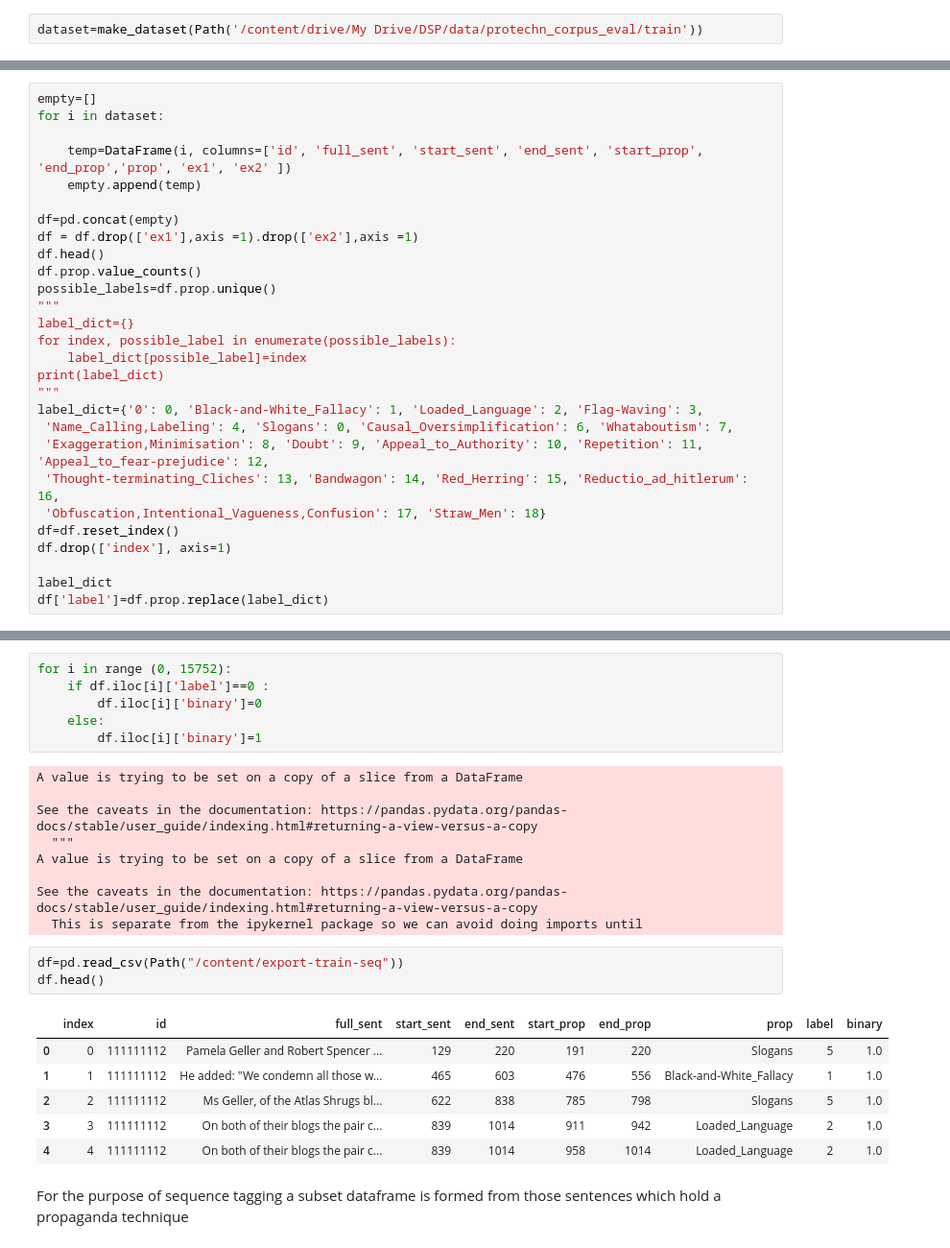
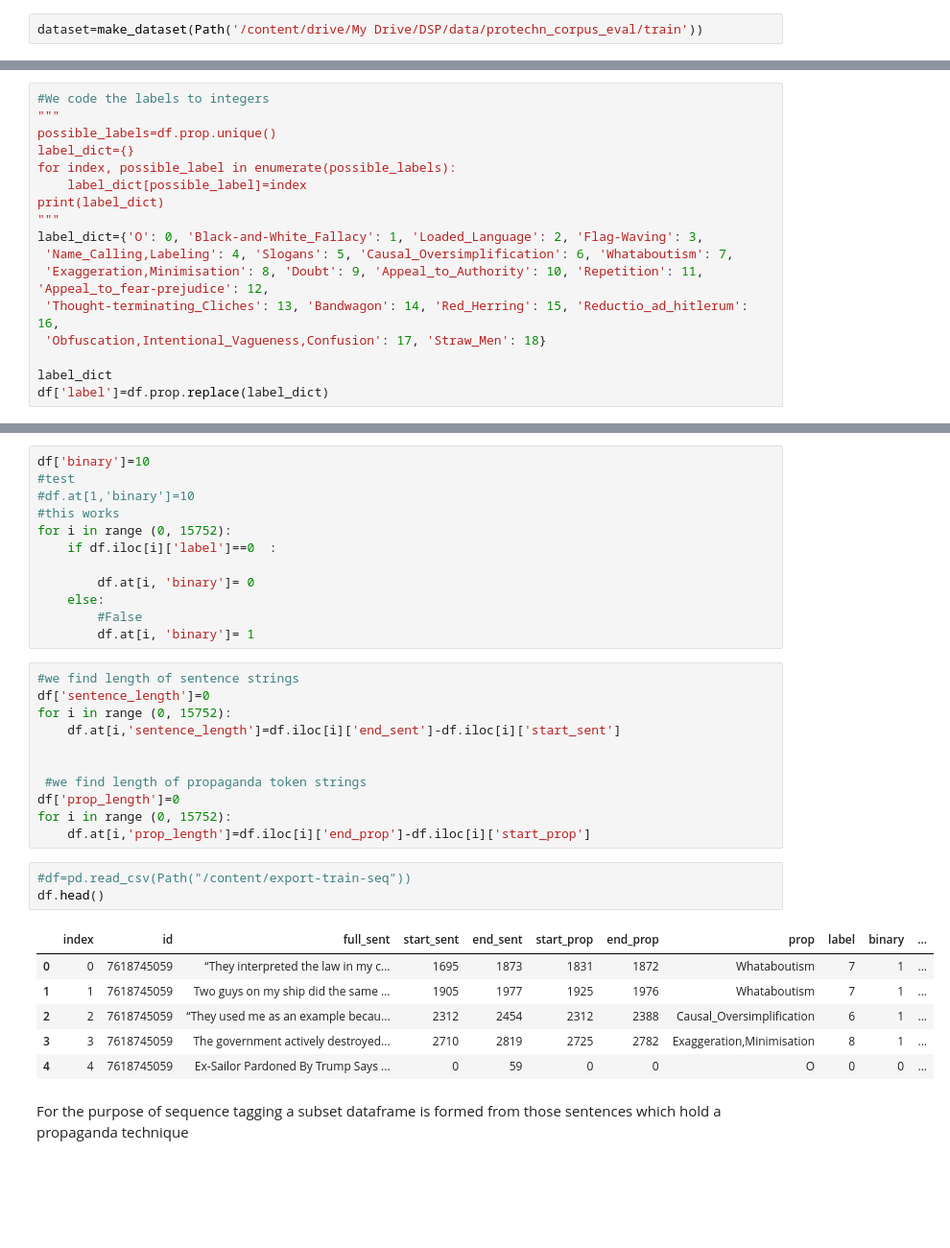
Before and after one commit to linhnguyen222/DPS-Silo, a Jupyter notebook: SeqTagMulticlass_Luna.ipynb, the cells around one changed output, grey strips where cells are left out. Shown at 96% size. Cells and saved outputs as stored; diff of their text form; blank space fills up the shorter version.

```diff
--- a/SeqTagMulticlass_Luna.ipynb
+++ b/SeqTagMulticlass_Luna.ipynb
@@ -158,28 +165,17 @@ dataset=make_dataset(Path('/content/drive/My Drive/DSP/data/protechn_corpus_eval
 # %%
-empty=[]
-for i in dataset:
-
-    temp=DataFrame(i, columns=['id', 'full_sent', 'start_sent', 'end_sent', 'start_prop', 'end_prop','prop', 'ex1', 'ex2' ])
-    empty.append(temp)
-
-df=pd.concat(empty)
-df = df.drop(['ex1'],axis =1).drop(['ex2'],axis =1)
-df.head()
-df.prop.value_counts()
+#We code the labels to integers
+"""
 possible_labels=df.prop.unique()
-"""
 label_dict={}
 for index, possible_label in enumerate(possible_labels):
     label_dict[possible_label]=index
 print(label_dict)
 """
-label_dict={'0': 0, 'Black-and-White_Fallacy': 1, 'Loaded_Language': 2, 'Flag-Waving': 3,
- 'Name_Calling,Labeling': 4, 'Slogans': 0, 'Causal_Oversimplification': 6, 'Whataboutism': 7,
+label_dict={'O': 0, 'Black-and-White_Fallacy': 1, 'Loaded_Language': 2, 'Flag-Waving': 3,
+ 'Name_Calling,Labeling': 4, 'Slogans': 5, 'Causal_Oversimplification': 6, 'Whataboutism': 7,
  'Exaggeration,Minimisation': 8, 'Doubt': 9, 'Appeal_to_Authority': 10, 'Repetition': 11, 'Appeal_to_fear-prejudice': 12,
  'Thought-terminating_Cliches': 13, 'Bandwagon': 14, 'Red_Herring': 15, 'Reductio_ad_hitlerum': 16,
  'Obfuscation,Intentional_Vagueness,Confusion': 17, 'Straw_Men': 18}
-df=df.reset_index()
-df.drop(['index'], axis=1)
 
 label_dict
 df['label']=df.prop.replace(label_dict)
@@ -193,27 +191,35 @@ df['binary']=10
 # %%
+df['binary']=10
+#test
+#df.at[1,'binary']=10
+#this works
 for i in range (0, 15752):
-    if df.iloc[i]['label']==0 :
-        df.iloc[i]['binary']=0
+    if df.iloc[i]['label']==0  :
+
+        df.at[i, 'binary']= 0
     else:
-        df.iloc[i]['binary']=1
+        #False
+        df.at[i, 'binary']= 1
-# %% [output]
-A value is trying to be set on a copy of a slice from a DataFrame
-
-See the caveats in the documentation: https://pandas.pydata.org/pandas-docs/stable/user_guide/indexing.html#returning-a-view-versus-a-copy
-  """
-A value is trying to be set on a copy of a slice from a DataFrame
-
-See the caveats in the documentation: https://pandas.pydata.org/pandas-docs/stable/user_guide/indexing.html#returning-a-view-versus-a-copy
-  This is separate from the ipykernel package so we can avoid doing imports until
+# %%
+#we find length of sentence strings
+df['sentence_length']=0
+for i in range (0, 15752):
+    df.at[i,'sentence_length']=df.iloc[i]['end_sent']-df.iloc[i]['start_sent']
+
+
+ #we find length of propaganda token strings
+df['prop_length']=0
+for i in range (0, 15752):
+    df.at[i,'prop_length']=df.iloc[i]['end_prop']-df.iloc[i]['start_prop']
 # %%
-df=pd.read_csv(Path("/content/export-train-seq"))
+#df=pd.read_csv(Path("/content/export-train-seq"))
 df.head()
 # %% [output]
-|  | index | id | full_sent | start_sent | end_sent | start_prop | end_prop | prop | label | binary |
-| 0 | 0 | 111111112 | Pamela Geller and Robert Spencer ... | 129 | 220 | 191 | 220 | Slogans | 5 | 1.0 |
-| 1 | 1 | 111111112 | He added: "We condemn all those w... | 465 | 603 | 476 | 556 | Black-and-White_Fallacy | 1 | 1.0 |
-| 2 | 2 | 111111112 | Ms Geller, of the Atlas Shrugs bl... | 622 | 838 | 785 | 798 | Slogans | 5 | 1.0 |
-| 3 | 3 | 111111112 | On both of their blogs the pair c... | 839 | 1014 | 911 | 942 | Loaded_Language | 2 | 1.0 |
-| 4 | 4 | 111111112 | On both of their blogs the pair c... | 839 | 1014 | 958 | 1014 | Loaded_Language | 2 | 1.0 |
+|  | index | id | full_sent | start_sent | end_sent | start_prop | end_prop | prop | label | binary | ... |
+| 0 | 0 | 7618745059 | “They interpreted the law in my c... | 1695 | 1873 | 1831 | 1872 | Whataboutism | 7 | 1 | ... |
+| 1 | 1 | 7618745059 | Two guys on my ship did the same ... | 1905 | 1977 | 1925 | 1976 | Whataboutism | 7 | 1 | ... |
+| 2 | 2 | 7618745059 | “They used me as an example becau... | 2312 | 2454 | 2312 | 2388 | Causal_Oversimplification | 6 | 1 | ... |
+| 3 | 3 | 7618745059 | The government actively destroyed... | 2710 | 2819 | 2725 | 2782 | Exaggeration,Minimisation | 8 | 1 | ... |
+| 4 | 4 | 7618745059 | Ex-Sailor Pardoned By Trump Says ... | 0 | 59 | 0 | 0 | O | 0 | 0 | ... |
 # %% [markdown]
 For the purpose of sequence tagging a subset dataframe is formed from those sentences which hold a propaganda technique
```
Also changed, not shown: parts of 23 cells of this notebook.
